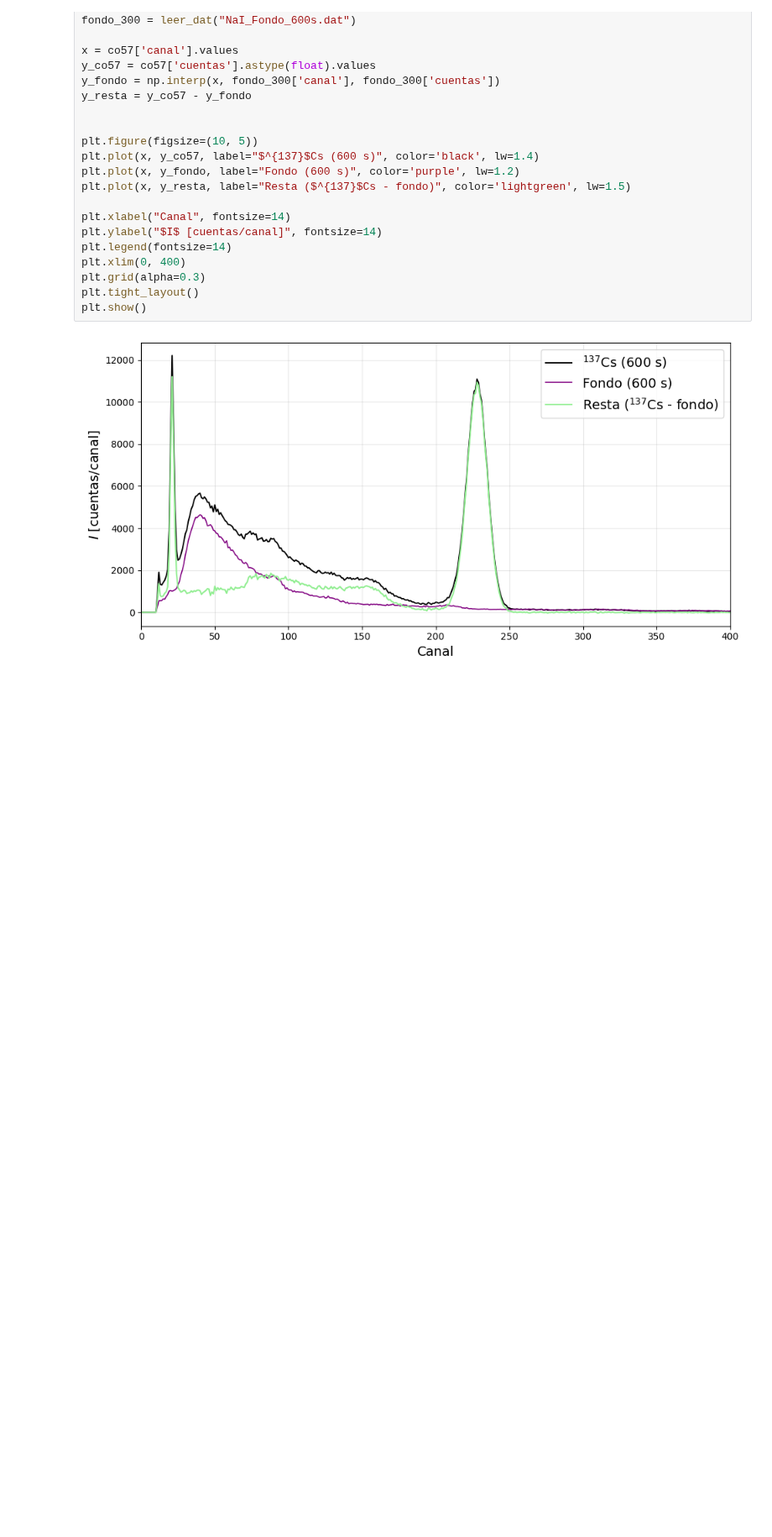
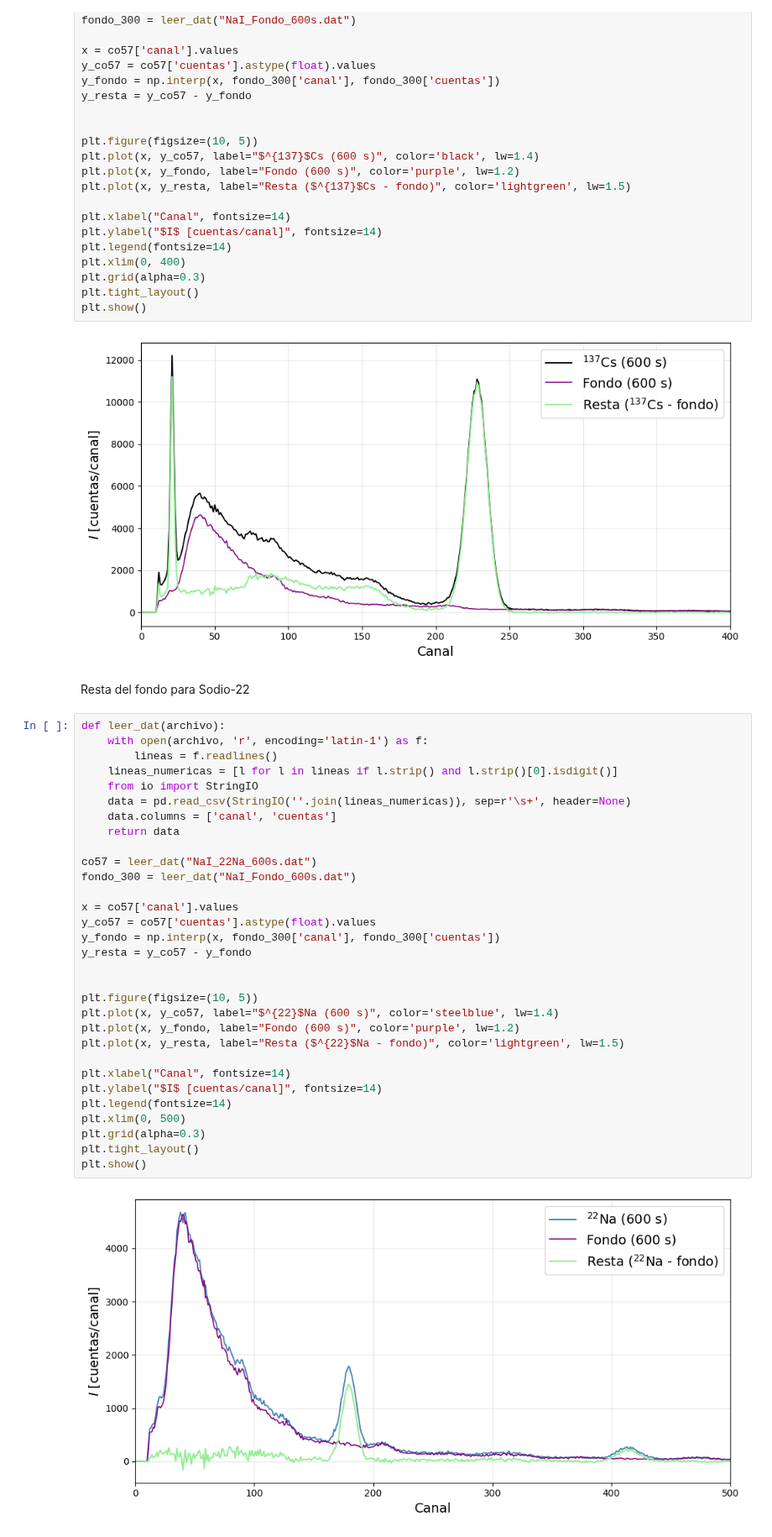
Before and after one commit to asarria48/Nuclear-physics, a Jupyter notebook: Informe2.ipynb, the cells around one changed output. Shown at 84% size. Drawn from its saved outputs; the diff is of its cells as text; blank space fills up the shorter version.

```diff
--- a/Informe2.ipynb
+++ b/Informe2.ipynb
@@ -207,3 +209,38 @@ plt.tight_layout()
 plt.show()
 # %% [output]
 [figure]
+# %% [markdown]
+Resta del fondo para Sodio-22
+# %%
+def leer_dat(archivo):
+    with open(archivo, 'r', encoding='latin-1') as f:
+        lineas = f.readlines()
+    lineas_numericas = [l for l in lineas if l.strip() and l.strip()[0].isdigit()]
+    from io import StringIO
+    data = pd.read_csv(StringIO(''.join(lineas_numericas)), sep=r'\s+', header=None)
+    data.columns = ['canal', 'cuentas']
+    return data
+
+co57 = leer_dat("NaI_22Na_600s.dat")
+fondo_300 = leer_dat("NaI_Fondo_600s.dat")
+
+x = co57['canal'].values
+y_co57 = co57['cuentas'].astype(float).values
+y_fondo = np.interp(x, fondo_300['canal'], fondo_300['cuentas'])
+y_resta = y_co57 - y_fondo
+
+
+plt.figure(figsize=(10, 5))
+plt.plot(x, y_co57, label="$^{22}$Na (600 s)", color='steelblue', lw=1.4)
+plt.plot(x, y_fondo, label="Fondo (600 s)", color='purple', lw=1.2)
+plt.plot(x, y_resta, label="Resta ($^{22}$Na - fondo)", color='lightgreen', lw=1.5)
+
+plt.xlabel("Canal", fontsize=14)
+plt.ylabel("$I$ [cuentas/canal]", fontsize=14)
+plt.legend(fontsize=14)
+plt.xlim(0, 500)
+plt.grid(alpha=0.3)
+plt.tight_layout()
+plt.show()
+# %% [output]
+[figure, added]
```
Also changed, not shown: parts of 9 cells of this notebook.
